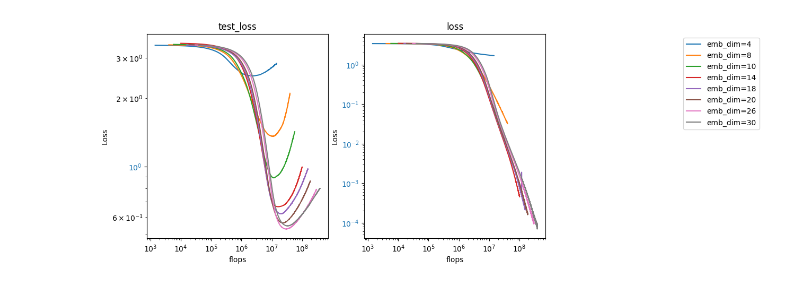
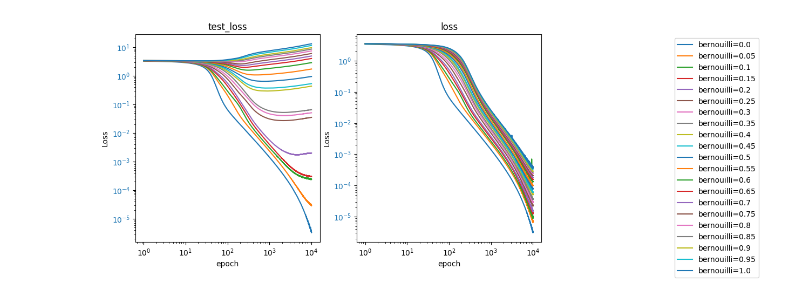
Before and after one commit to facebookresearch/pal, a Jupyter notebook: factorization/scratchpad.ipynb, the cells around one changed output. Cells and saved outputs as stored; diff of their text form; code cells hidden in the pictures.

```diff
--- a/factorization/scratchpad.ipynb
+++ b/factorization/scratchpad.ipynb
@@ -11,25 +3,0 @@ from factorization.models.mlp import Model
-# %%
-kwargs = {
-    # "bernouilli_seed": 0,
-    "final": False, # wether to load last epoch only
-}
-all_configs = load_configs("exp1_dim")
-res = load_experimental_results(all_configs, **kwargs)
-# %%
-res['flops'] = Model.get_flops(res['emb_dim'], res['ffn_dim'], res['nb_layers'], res['output_size'])
-res['flops'] *= res['epoch']
-# %%
-# study_factors = ['input_factors', 'output_factors']
-study_factors = ['emb_dim']
-# study_factors = ['nb_layers']
-# study_factors = ['data_split']
-# study_factors = ['ffn_dim']
-# study_factors = ['bernouilli']
-
-all_factors = ['input_factors', 'output_factors', 'parents', 'bernouilli', 'alphas', 'data_split', 'emb_dim', 'ffn_dim', 'nb_layers', 'mode', 'bernouilli_seed', 'seed', 'input_size', 'output_size', 'data_complexity']
-ignored = (
-    ['seed', 'unique_id', 'loss', 'test_loss', 'batch_size', 'train_entropy', 'test_entropy']
-    + list(kwargs.keys())
-    + [key for key in all_factors if key not in study_factors]
-)
-columns = [col for col in res.columns if col not in ignored]
@@ -44,51 +3,0 @@ std.set_index(xaxis, inplace=True)
-# %%
-all_mean = []
-all_std = []
-
-keys = study_factors
-all_vals = [np.sort(res[key].unique()[::2]).tolist() for key in keys]
-
-for vals in product(*all_vals):
-    ind = np.ones(len(mean), dtype=bool)
-    for key, val in zip(keys, vals):
-        ind &= (mean[key] == val)
-    all_mean.append(mean[ind])
-    all_std.append(std[ind])
-# %%
-
-fig, axes = plt.subplots(1, 3, figsize=(15, 5))
-
-for ax, name in zip(axes, ['test_loss', 'loss']):
-    color = 'C0'
-    legend = []
-    all_plots = []
-    for val, val_std in zip(all_mean, all_std):
-        a, = ax.plot(val[name])
-        all_plots.append(a)
-        # ax.fill_between(val.index, val[name] - val_std[name], val[name] + val_std[name], alpha=0.5)
-        leg = ' '.join([f'{key}={val[key].values[0]}' for key in keys])
-        legend.append(leg)
-    ax.set_yscale('log')
-    ax.set_xscale('log')
-    ax.set_xlabel(xaxis)
-    ax.set_ylabel('Loss')
-    ax.tick_params(axis='y', labelcolor=color)
-    ax.set_title(name)
-    # ax.set_ylim(4.5, 4.75)
-
-ax = axes[2]
-ax.axis('off')
-ax.legend(all_plots, legend)
-
-# ax2 = ax.twinx()
-# color = 'C1'
-# for val, val_std in zip([compression_mean, mean1], [compression_std, std]):
-#     ax2.plot(val['nb_factors'], color=color)
-# ax2.tick_params(axis='y', labelcolor=color)
-# ax2.set_ylabel(r'Number $k$ of factors')
-
-ax.grid()
-fig.savefig(IMAGE_DIR / f'{study_factors[0]}.pdf')
-# ax2.grid(alpha=0.25)
-# %% [output]
-[figure, removed]
@@ -94,0 +105,4 @@ fig.savefig(IMAGE_DIR / f'{study_factors[0]}.pdf')
+# %%
+plot("bernouilli")
+# %% [output]
+[figure, added]
```
Also changed, not shown: parts of 3 cells of this notebook, 1 other file.
